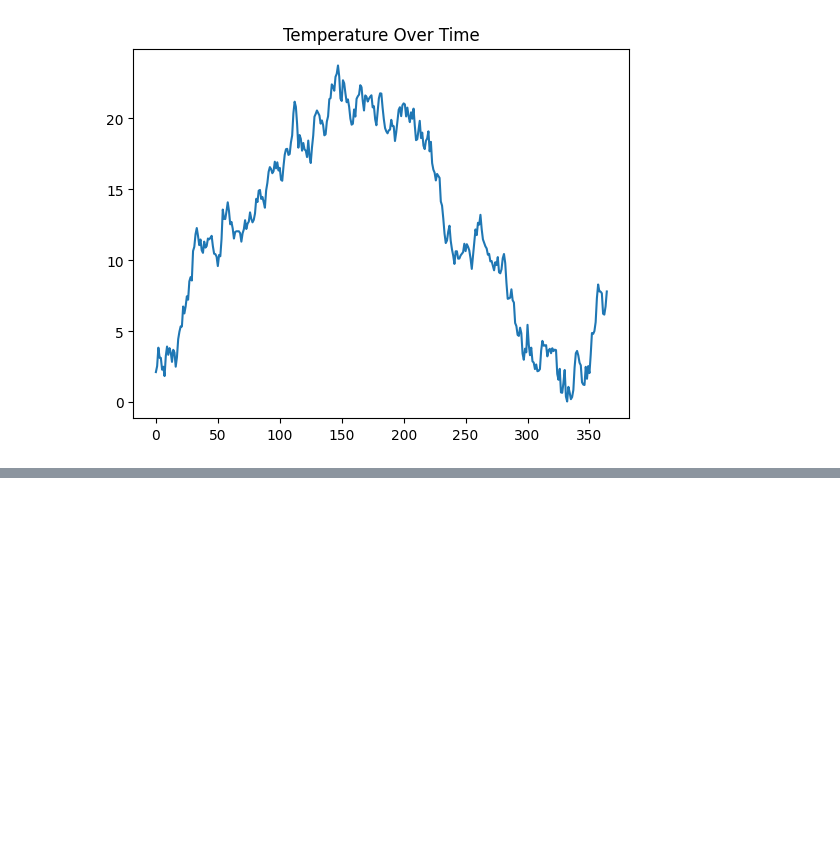
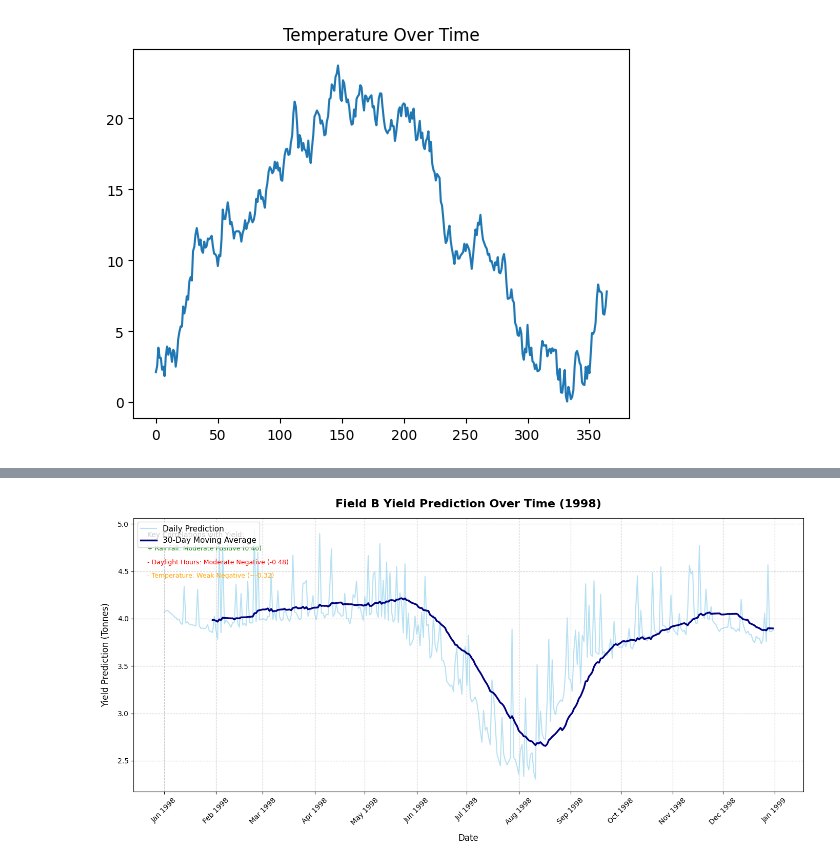
Before and after one commit to Whiteknight54/Big-Data-Datasets, a Jupyter notebook: DIKW.ipynb, the cells around one changed output, grey strips where cells are left out. Saved outputs shown, nothing was run; the diff lists cells and outputs as text; code cells hidden in the pictures; blank space fills up the shorter version.

```diff
--- a/DIKW.ipynb
+++ b/DIKW.ipynb
@@ -88,0 +120,48 @@ plt.show()
+# %%
+# 1. Load the daily dataset
+df = pd.read_csv('complete-farm-stats-1998.csv')
+
+# 2. Convert the 'date' column to proper datetime objects for plotting
+df['date'] = pd.to_datetime(df['date'])
+
+# 3. Sort the data by date just in case it's out of order
+df = df.sort_values('date')
+
+# 4. Calculate a 30-day rolling average to smooth out daily noise
+df['rolling_yield'] = df['field_B_yield_prediction_t'].rolling(window=30).mean()
+
+# 5. Set up the visualization
+plt.figure(figsize=(14, 7))
+
+# Plot the raw daily predictions (light blue, slightly transparent)
+plt.plot(df['date'], df['field_B_yield_prediction_t'],
+         label='Daily Prediction', color='#87CEEB', alpha=0.6, linewidth=1.5)
+
+# Plot the 30-day smoothed trend line (dark blue, thicker line)
+plt.plot(df['date'], df['rolling_yield'],
+         label='30-Day Moving Average', color='#000080', linewidth=2.5)
+
+# 6. Format the chart
+plt.title('Field B Yield Prediction Over Time (1998)', fontsize=16, fontweight='bold', pad=15)
+plt.xlabel('Date', fontsize=12, labelpad=10)
+plt.ylabel('Yield Prediction (Tonnes)', fontsize=12, labelpad=10)
+
+# Format the x-axis to show months clearly
+plt.gca().xaxis.set_major_formatter(mdates.DateFormatter('%b %Y'))
+plt.gca().xaxis.set_major_locator(mdates.MonthLocator())
+plt.xticks(rotation=45)
+
+# Add gridlines and a legend
+plt.grid(True, linestyle='--', alpha=0.7)
+plt.legend(loc='upper left', fontsize=11)
+plt.tight_layout()
+
+# Add text annotations for key correlation findings
+plt.text(0.02, 0.95, 'Key Correlations with Yield:', transform=plt.gca().transAxes, fontsize=10, verticalalignment='top')
+plt.text(0.02, 0.90, '+ Rainfall: Moderate Positive (0.40)', transform=plt.gca().transAxes, fontsize=9, verticalalignment='top', color='green')
+plt.text(0.02, 0.85, '- Daylight Hours: Moderate Negative (-0.48)', transform=plt.gca().transAxes, fontsize=9, verticalalignment='top', color='red')
+plt.text(0.02, 0.80, '- Temperature: Weak Negative (~-0.32)', transform=plt.gca().transAxes, fontsize=9, verticalalignment='top', color='orange')
+
+plt.show()
+# %% [output]
+[figure, added]
```
Also changed, not shown: parts of 21 cells of this notebook.
